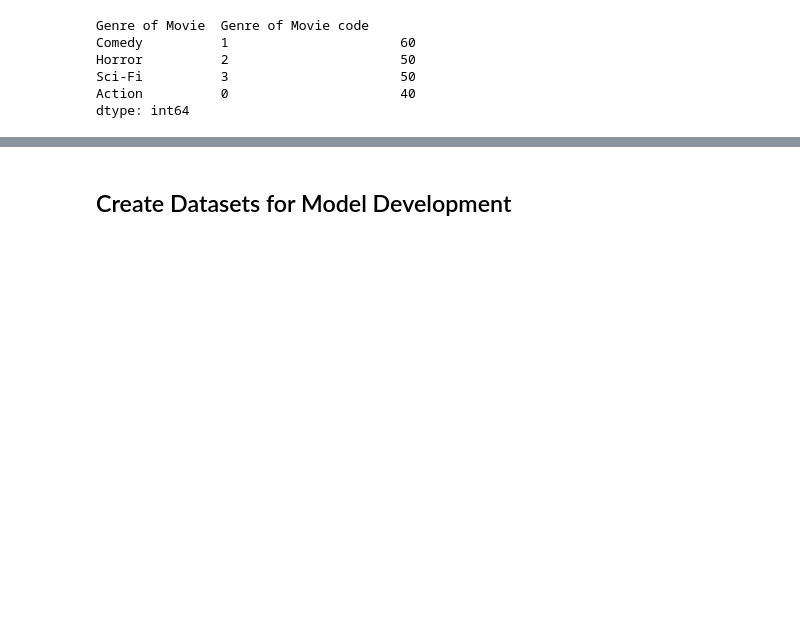
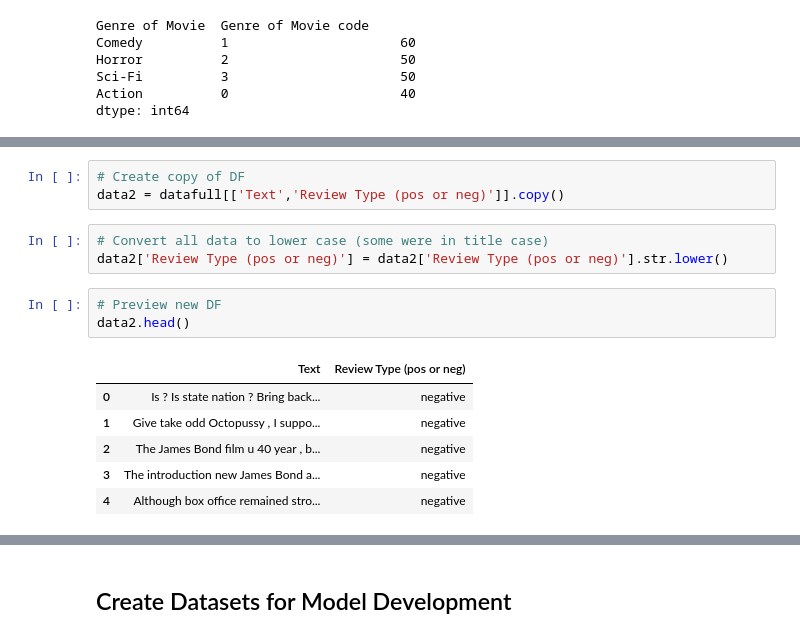
Before and after one commit to alawrence30/Machine-Learning, a Jupyter notebook: Assignment_3_v2.ipynb, the cells around one changed output, grey strips where cells are left out. Drawn from its saved outputs; the diff is of its cells as text; blank space fills up the shorter version.

```diff
--- a/Assignment_3_v2.ipynb
+++ b/Assignment_3_v2.ipynb
@@ -909,0 +941,16 @@ dtype: int64
+# %%
+# Create copy of DF
+data2 = datafull[['Text','Review Type (pos or neg)']].copy()
+# %%
+# Convert all data to lower case (some were in title case)
+data2['Review Type (pos or neg)'] = data2['Review Type (pos or neg)'].str.lower()
+# %%
+# Preview new DF
+data2.head()
+# %% [output]
+|  | Text | Review Type (pos or neg) |
+| 0 | Is ? Is state nation ? Bring back... | negative |
+| 1 | Give take odd Octopussy , I suppo... | negative |
+| 2 | The James Bond film u 40 year , b... | negative |
+| 3 | The introduction new James Bond a... | negative |
+| 4 | Although box office remained stro... | negative |
```
Also changed, not shown: parts of 69 cells of this notebook.
